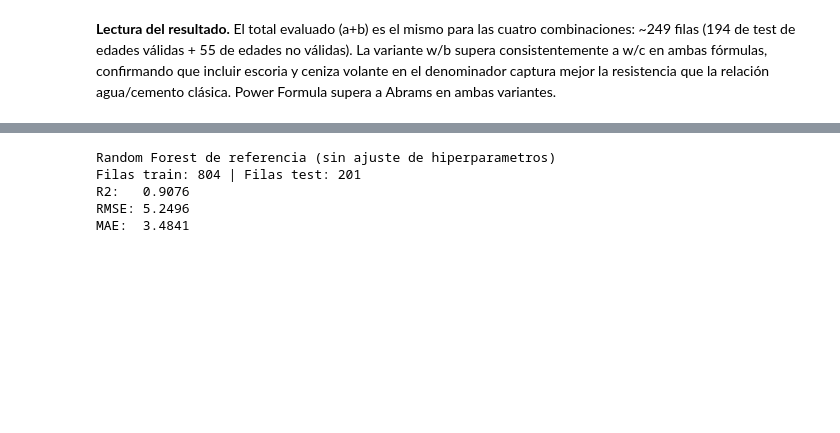
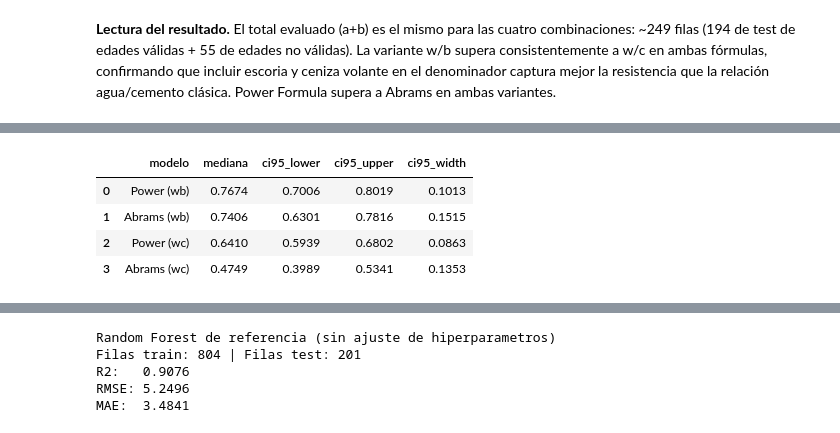
Before and after one commit to JFCRISOSTOMO/INGENIERIA-ESTRUCTURAL, a Jupyter notebook: notebooks/00_baseline_empirico.ipynb, the cells around one changed output, grey strips where cells are left out. Cells and saved outputs as stored; diff of their text form; code cells hidden in the pictures; blank space fills up the shorter version.

```diff
--- a/notebooks/00_baseline_empirico.ipynb
+++ b/notebooks/00_baseline_empirico.ipynb
@@ -347,0 +473,21 @@ Total evaluado (a+b): 249 de 1005 filas del dataset limpio
+# %%
+ci_records = []
+for modelo in order:
+    r2_vals = repeated_df.loc[repeated_df.modelo == modelo, 'R2'].values
+    lower, upper = np.percentile(r2_vals, [2.5, 97.5])
+    ci_records.append(dict(
+        modelo=modelo,
+        mediana=np.median(r2_vals),
+        ci95_lower=lower,
+        ci95_upper=upper,
+        ci95_width=upper - lower,
+    ))
+
+ci_df = pd.DataFrame(ci_records).sort_values('mediana', ascending=False).reset_index(drop=True)
+ci_df.round(4)
+# %% [output]
+|  | modelo | mediana | ci95_lower | ci95_upper | ci95_width |
+| 0 | Power (wb) | 0.7674 | 0.7006 | 0.8019 | 0.1013 |
+| 1 | Abrams (wb) | 0.7406 | 0.6301 | 0.7816 | 0.1515 |
+| 2 | Power (wc) | 0.6410 | 0.5939 | 0.6802 | 0.0863 |
+| 3 | Abrams (wc) | 0.4749 | 0.3989 | 0.5341 | 0.1353 |
```
Also changed, not shown: parts of 11 cells of this notebook, 1 other file.
